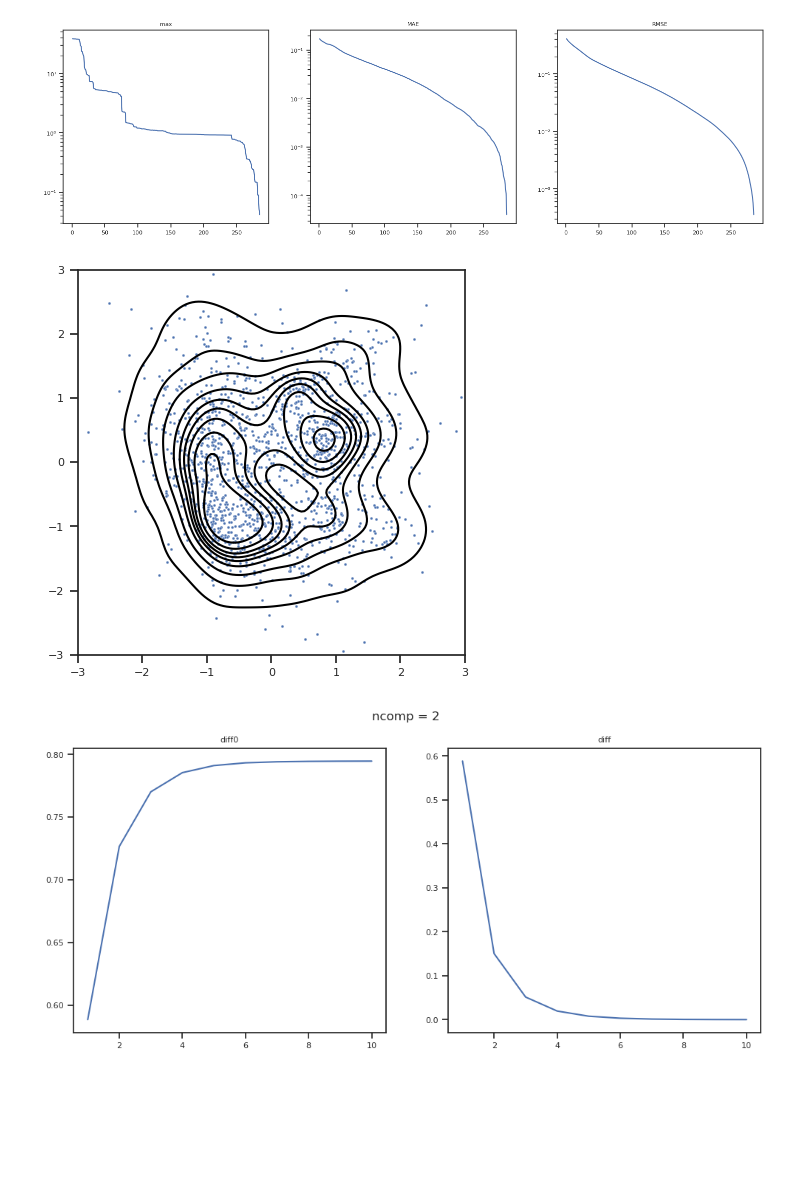
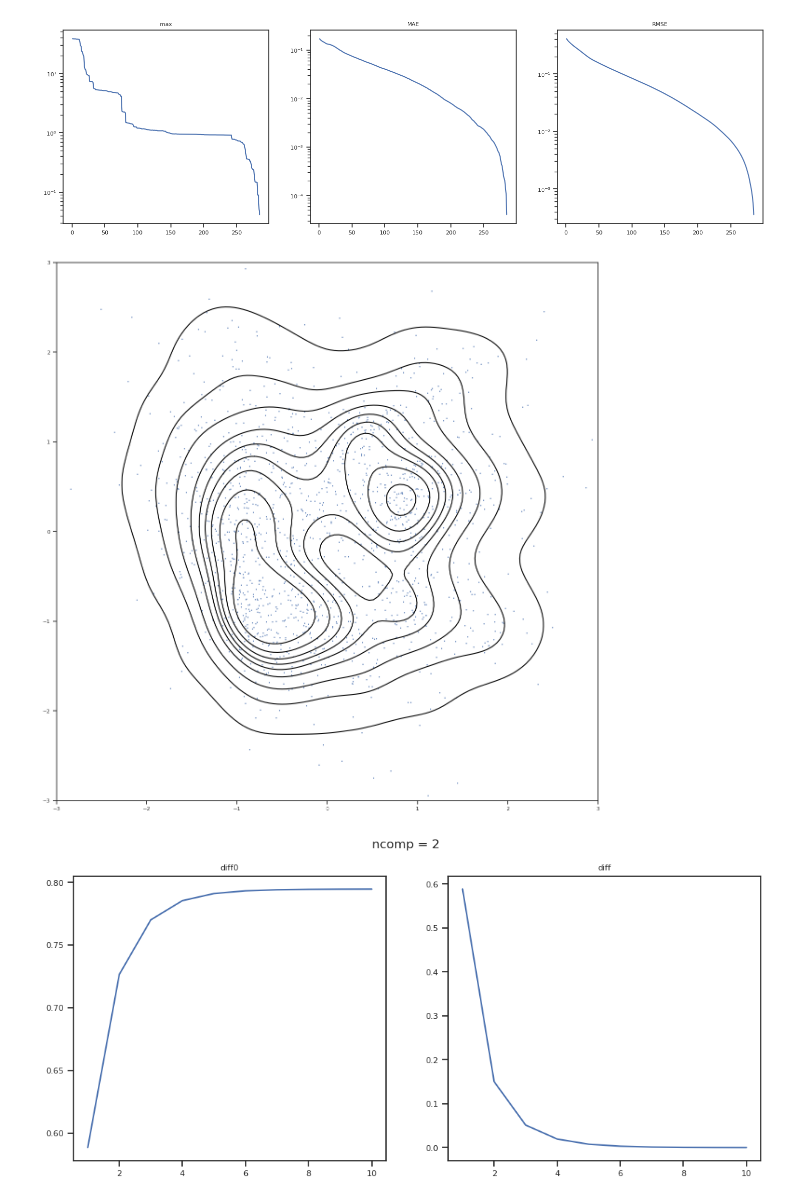
Before and after one commit to FatulM/house-price-prediction, a Jupyter notebook: notebooks/impute-pca.ipynb, the cells around one changed output. Drawn from its saved outputs; the diff is of its cells as text; code cells hidden in the pictures; blank space fills up the shorter version.

```diff
--- a/notebooks/impute-pca.ipynb
+++ b/notebooks/impute-pca.ipynb
@@ -74,15 +72,15 @@ plt.show()
 # %%
 pca = PCA(n_components=2, whiten=True, random_state=0)
 Z = pca.fit_transform(train_X)
 
-plt.figure()
+plt.figure(figsize=(15, 15))
 sns.scatterplot(x=Z[:,0], y=Z[:,1], s=4)
 sns.kdeplot(x=Z[:,0], y=Z[:,1], color="black")
 plt.xlim(-3,3)
 plt.ylim(-3,3)
 plt.show()
 # %% [output]
-[figure, old version]
+[figure, new version]
 # %%
 def pca_impute(X, Xna, ncomp, niter):
   costs = np.zeros((niter, 2))
```
Also changed, not shown: parts of 1 cell of this notebook.
